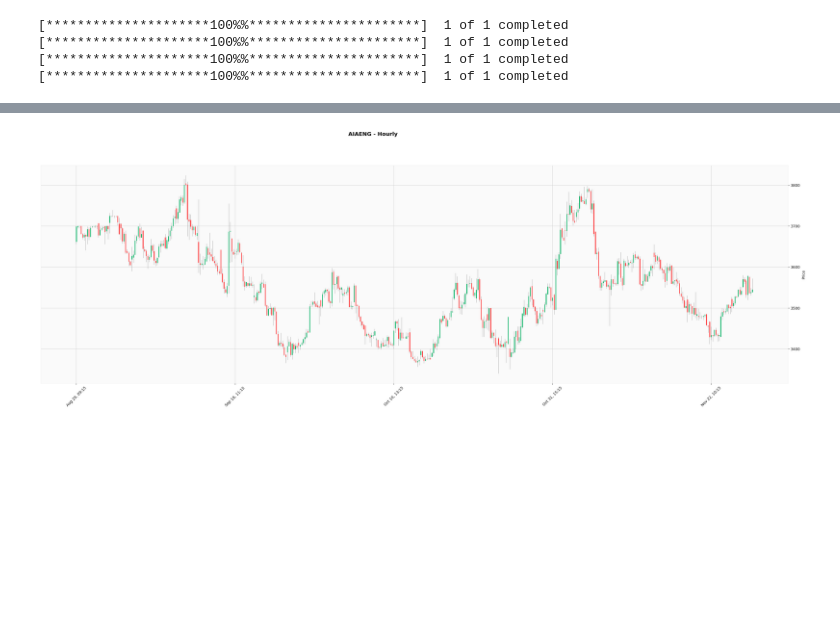
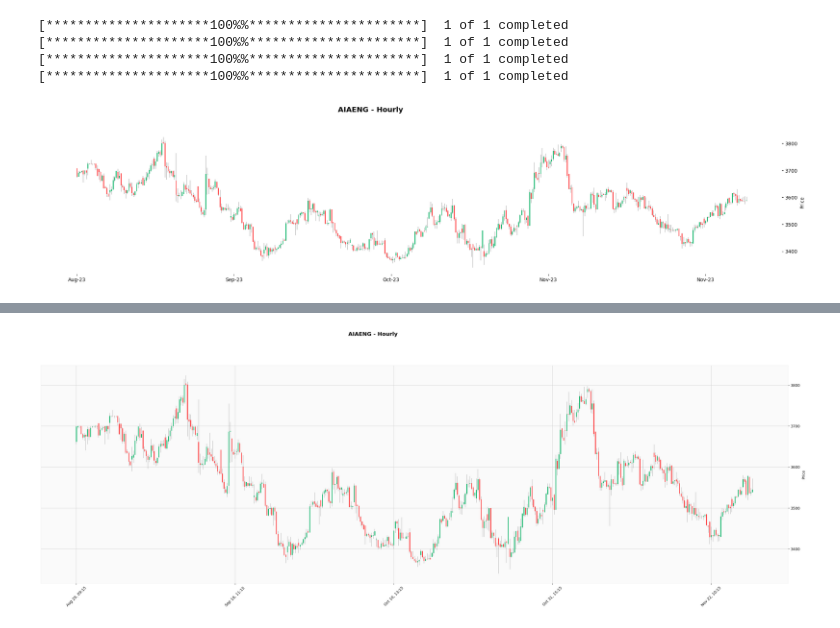
Before and after one commit to psshri/stock-charts, a Jupyter notebook: test.ipynb, the cells around one changed output, grey strips where cells are left out. Drawn from its saved outputs; the diff is of its cells as text; code cells hidden in the pictures; blank space fills up the shorter version.

Commit message:
charts ready for daily and hourly tf

```diff
--- a/test.ipynb
+++ b/test.ipynb
@@ -53,0 +158,11 @@ mpf.plot(data_daily, type='candle', title=f"AIAENG - Daily", style=s, figscale =
+# %%
+# save = dict(fname="charts/test4.png", dpi=1000, pad_inches=0.25)
+# figsize = (9.4,5)
+# figsize_info = f"Figsize: {figsize[0]}x{figsize[1]}"
+s = mpf.make_mpf_style(base_mpf_style='yahoo', edgecolor='white', gridcolor='white',
+                        facecolor='white', figcolor='white', gridstyle='',gridaxis='vertical')
+mpf.plot(data_hourly, type='candle', title=f"AIAENG - Hourly", style=s, figscale = 1,
+         figratio = (1, 0.2), datetime_format='%b-%y',
+         xrotation=0)
+# %% [output]
+[figure, added]
```
Also changed, not shown: parts of 9 cells of this notebook.
